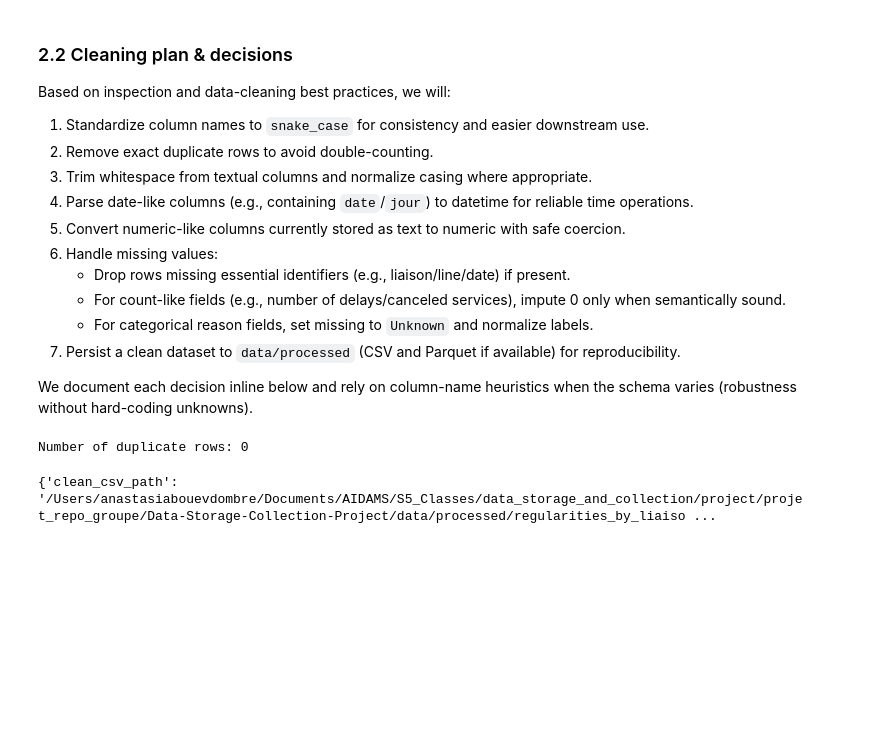
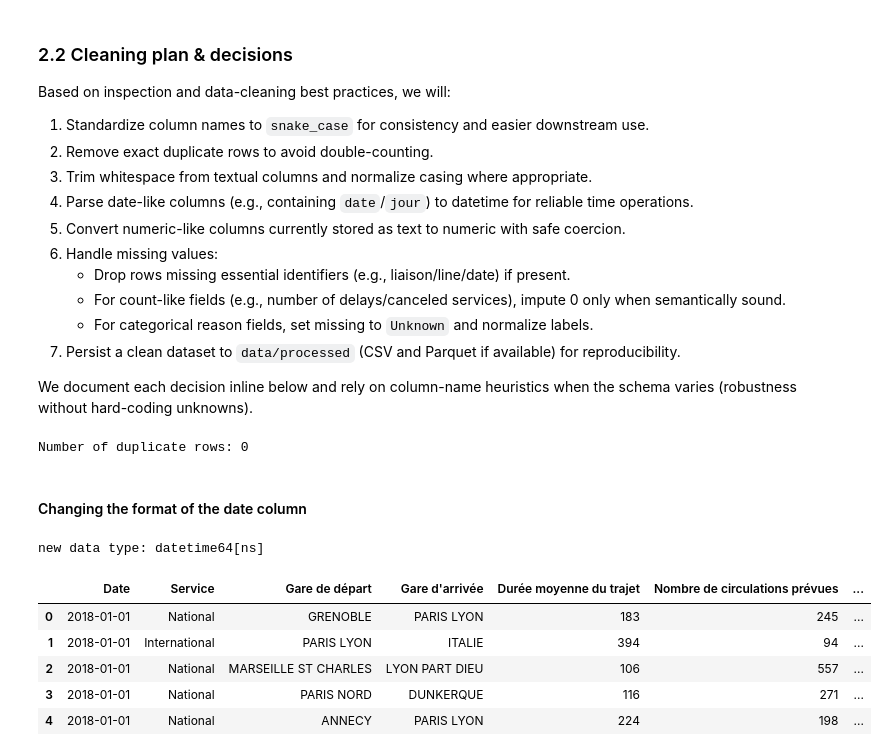
Before and after one commit to Vincksi/Data-Storage-Collection-Project, a Jupyter notebook: DataSto.ipynb, the cells around one changed output. Drawn from its saved outputs; the diff is of its cells as text; code cells hidden in the pictures; blank space fills up the shorter version.

```diff
--- a/DataSto.ipynb
+++ b/DataSto.ipynb
@@ -268,23 +171,17 @@ df_clean.head(5)
-# %%
-# 2.4 Persist cleaned dataset for reproducibility
-processed_dir = project_root / "data" / "processed"
-processed_dir.mkdir(parents=True, exist_ok=True)
-
-clean_csv_path = processed_dir / "regularities_by_liaisons_trains_france_clean.csv"
-df_clean.to_csv(clean_csv_path, index=False)
-
-# Parquet is efficient for downstream analytics if available
-try:
-    clean_parquet_path = processed_dir / "regularities_by_liaisons_trains_france_clean.parquet"
-    df_clean.to_parquet(clean_parquet_path, index=False)
-    wrote_parquet = True
-except Exception as e:
-    wrote_parquet = False
-
-print({
-    "clean_csv_path": str(clean_csv_path),
-    "wrote_parquet": wrote_parquet,
-    "processed_dir": str(processed_dir),
-})
-# %% [output]
-{'clean_csv_path': '/Users/anastasiabouevdombre/Documents/AIDAMS/S5_Classes/data_storage_and_collection/project/projet_repo_groupe/Data-Storage-Collection-Project/data/processed/regularities_by_liaiso ...
+# %% [markdown]
+#### Changing the format of the date column
+# %%
+df_raw["Date"] = pd.to_datetime(df_raw["Date"], format="%Y-%m")
+
+print("new data type:", df_raw["Date"].dtype)
+# %% [output]
+new data type: datetime64[ns]
+# %%
+df_raw.head()
+# %% [output]
+|  | Date | Service | Gare de départ | Gare d'arrivée | Durée moyenne du trajet | Nombre de circulations prévues | ... |
+| 0 | 2018-01-01 | National | GRENOBLE | PARIS LYON | 183 | 245 | ... |
+| 1 | 2018-01-01 | International | PARIS LYON | ITALIE | 394 | 94 | ... |
+| 2 | 2018-01-01 | National | MARSEILLE ST CHARLES | LYON PART DIEU | 106 | 557 | ... |
+| 3 | 2018-01-01 | National | PARIS NORD | DUNKERQUE | 116 | 271 | ... |
+| 4 | 2018-01-01 | National | ANNECY | PARIS LYON | 224 | 198 | ... |
```
Also changed, not shown: parts of 24 cells of this notebook.
